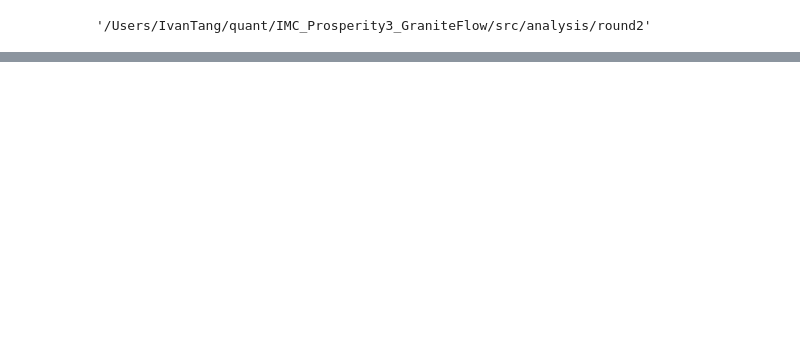
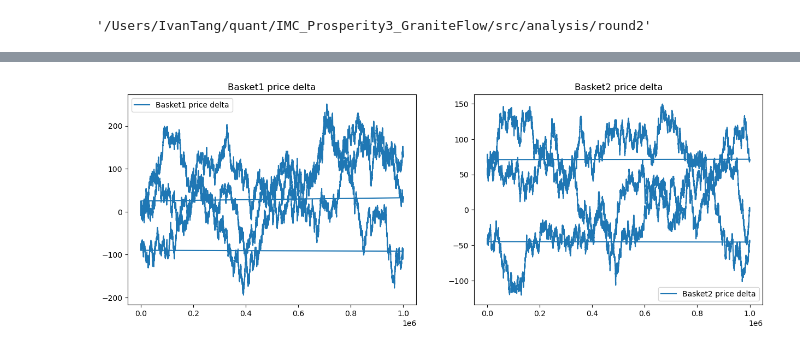
Before and after one commit to IMC-Prosperity-Granite-Flow/IMC_Prosperity3_GraniteFlow, a Jupyter notebook: src/analysis/round2/main.ipynb, the cells around one changed output, grey strips where cells are left out. Drawn from its saved outputs; the diff is of its cells as text; code cells hidden in the pictures; blank space fills up the shorter version.

```diff
--- a/src/analysis/round2/main.ipynb
+++ b/src/analysis/round2/main.ipynb
@@ -31,0 +181,16 @@ print(df)
+# %%
+plt.figure(figsize=(15, 5))
+plt.subplot(1, 2, 1)
+plt.title('Basket1 price delta')
+plt.plot(df_basket1['mid_price'] - composite1, label = 'Basket1 price delta')
+plt.legend()
+
+plt.subplot(1, 2, 2)
+plt.title('Basket2 price delta')
+plt.plot(df_basket2['mid_price'] - composite2, label = 'Basket2 price delta')
+
+
+plt.legend()
+plt.show()
+# %% [output]
+[figure, added]
```
Also changed, not shown: parts of 11 cells of this notebook, 1 other file.
